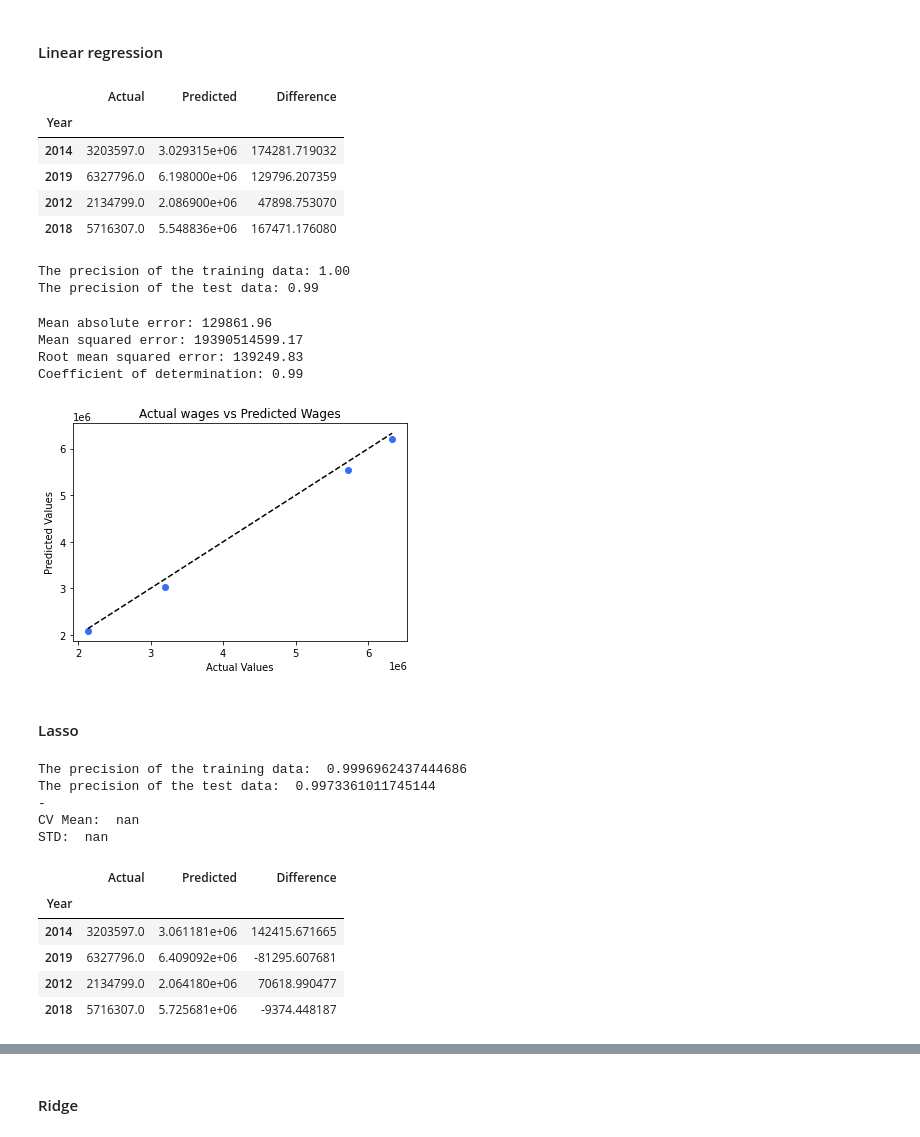
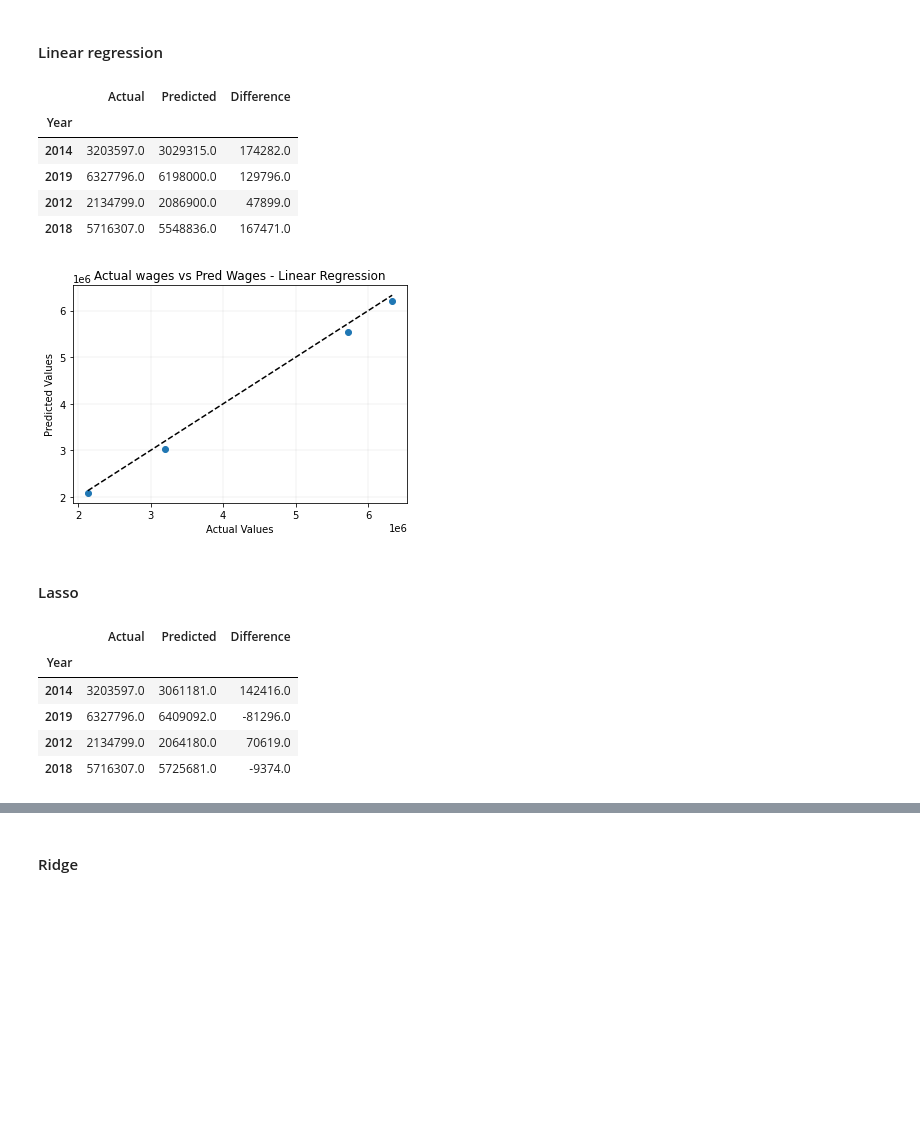
Before and after one commit to sbs23006/Analysis-of-Irish-Construction-Sector, a Jupyter notebook: Models.ipynb, the cells around one changed output, grey strips where cells are left out. Cells and saved outputs as stored; diff of their text form; code cells hidden in the pictures; blank space fills up the shorter version.

```diff
--- a/Models.ipynb
+++ b/Models.ipynb
@@ -134,62 +137,38 @@ Summary
 regr = LinearRegression()
 regr.fit(X_train, y_train)
 
-y_pred = regr.predict(X_test)
+y_pred = regr.predict(X_test).round()
 
 output=pd.DataFrame({'Actual':y_test, 'Predicted':y_pred, 'Difference': (y_test - y_pred)})
 output.head()
 # %% [output]
 |  | Actual | Predicted | Difference |
 | Year |  |  |  |
-| 2014 | 3203597.0 | 3.029315e+06 | 174281.719032 |
-| 2019 | 6327796.0 | 6.198000e+06 | 129796.207359 |
-| 2012 | 2134799.0 | 2.086900e+06 | 47898.753070 |
-| 2018 | 5716307.0 | 5.548836e+06 | 167471.176080 |
+| 2014 | 3203597.0 | 3029315.0 | 174282.0 |
+| 2019 | 6327796.0 | 6198000.0 | 129796.0 |
+| 2012 | 2134799.0 | 2086900.0 | 47899.0 |
+| 2018 | 5716307.0 | 5548836.0 | 167471.0 |
 # %%
-# evaluation - r^2
-print('The precision of the training data: %.2f '% regr.score(X_train, y_train))
-print('The precision of the test data: %.2f'% regr.score(X_test, y_test))
+# save result
+row = {'Model':'LinearRegression', 'Train Precision':regr.score(X_train, y_train), 'Test Precision': regr.score(X_test, y_test)}
+compare = compare.append(row, ignore_index=True)
-# %% [output]
-The precision of the training data: 1.00
-The precision of the test data: 0.99
-# %%
-import math
-
-# The mean absolute error - doesn't say if it is too high or low
-print("Mean absolute error: %.2f" % mean_absolute_error(y_test,y_pred))
-
-# The mean squared error
-model_mse = mean_squared_error(y_test,y_pred)
-
-print("Mean squared error: %.2f" % model_mse)
-
-model_rmse = math.sqrt(model_mse)
-# The root mean squared error
-print("Root mean squared error: %.2f" % model_rmse)
-
-# The coefficient of determination: 1 is perfect prediction
-print("Coefficient of determination: %.2f" % r2_score(y_test,y_pred))
-# %% [output]
-Mean absolute error: 129861.96
-Mean squared error: 19390514599.17
-Root mean squared error: 139249.83
-Coefficient of determination: 0.99
 # %%
 # create a scatter plot with actual vs predicted values
 plt.scatter(y_test, y_pred)
 
 # set x and y axis labels
 plt.xlabel('Actual Values')
 plt.ylabel('Predicted Values')
 
 # add a diagonal line for reference
 plt.plot([y_test.min(), y_test.max()], [y_test.min(), y_test.max()], 'k--')
-plt.title('Actual wages vs Predicted Wages');
+plt.title('Actual wages vs Pred Wages - Linear Regression');
 
 # show the plot
+plt.grid(color = 'grey', linewidth = 0.1)
 plt.show()
 # %% [output]
-[figure, old version]
+[figure, new version]
 # %% [markdown]
 #### Lasso
 # %%
@@ -209,28 +177,18 @@ def get_cv_scores(model):
 # %%
 # Train model with default alpha=1
 lasso = Lasso(alpha=1).fit(X_train, y_train)
-# get cross val scores
-#get_cv_scores(lasso)
 
-print('The precision of the training data: ', lasso.score(X_train, y_train))
-print('The precision of the test data: ', lasso.score(X_test, y_test))
-print('-')
-get_cv_scores(lasso)
+row = {'Model':'Lasso', 'Train Precision':lasso.score(X_train, y_train), 'Test Precision': lasso.score(X_test, y_test)}
+compare = compare.append(row, ignore_index=True)
-# %% [output]
-The precision of the training data:  0.9996962437444686
-The precision of the test data:  0.9973361011745144
--
-CV Mean:  nan
-STD:  nan
 # %%
-y_pred = lasso.predict(X_test)
+y_pred = lasso.predict(X_test).round()
 
 output=pd.DataFrame({'Actual':y_test, 'Predicted':y_pred, 'Difference': (y_test - y_pred)})
 output.head()
 # %% [output]
 |  | Actual | Predicted | Difference |
 | Year |  |  |  |
-| 2014 | 3203597.0 | 3.061181e+06 | 142415.671665 |
-| 2019 | 6327796.0 | 6.409092e+06 | -81295.607681 |
-| 2012 | 2134799.0 | 2.064180e+06 | 70618.990477 |
-| 2018 | 5716307.0 | 5.725681e+06 | -9374.448187 |
+| 2014 | 3203597.0 | 3061181.0 | 142416.0 |
+| 2019 | 6327796.0 | 6409092.0 | -81296.0 |
+| 2012 | 2134799.0 | 2064180.0 | 70619.0 |
+| 2018 | 5716307.0 | 5725681.0 | -9374.0 |
```
Also changed, not shown: parts of 17 cells of this notebook, 2 other files.
